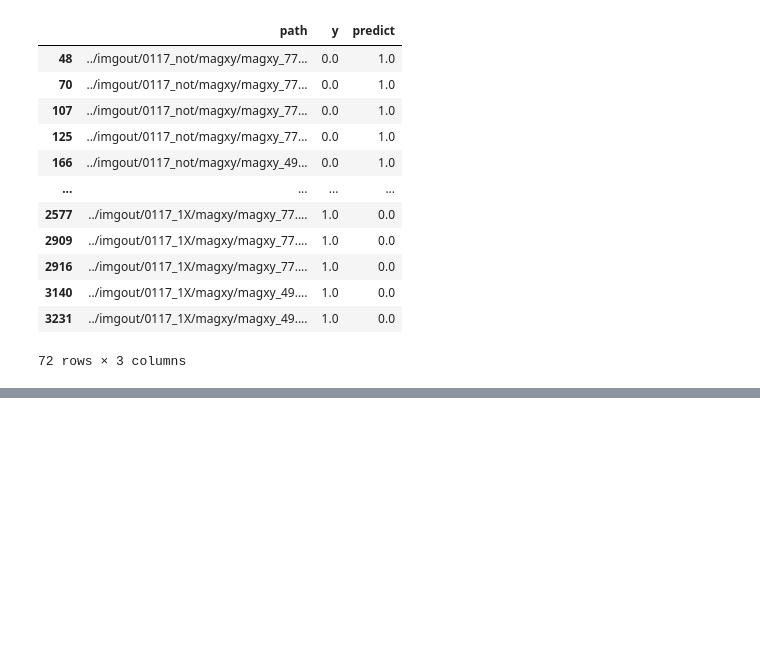
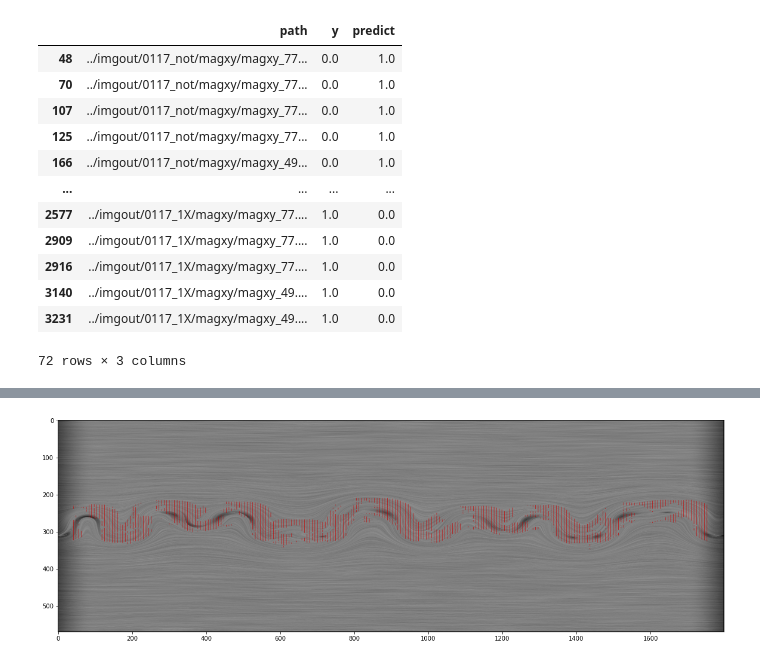
Before and after one commit to koki-mus/research, a Jupyter notebook: src/doML.ipynb, the cells around one changed output, grey strips where cells are left out. Drawn from its saved outputs; the diff is of its cells as text; code cells hidden in the pictures; blank space fills up the shorter version.

```diff
--- a/src/doML.ipynb
+++ b/src/doML.ipynb
@@ -177,6 +191,6 @@ weighted avg       0.98      0.98      0.98      3313
 # %%
 import pickle
-picout = root_dir + "MLres/"
+
 
 for target in ["density", "enstrophy", "pressure","magfieldx", "magfieldy", "velocityx","velocityy"]:
     for tag, altimages1, labelsources1 in [("X","imgout/0117_1X/","txt/labels1X/"), ("O","imgout/0117_1O/", "txt/labels1O/")]:
@@ -192,13 +206,14 @@ for target in ["density", "enstrophy", "pressure","magfieldx", "magfieldy", "vel
 
         ML = MLs.ML(TARGET, ALTIMAGES0, ALTIMAGES1, LABEL_SOURCE0, LABEL_SOURCE1, IMGSHAPE, DO_PCA,randomstate=randomstate)
         def savemodel(model, methodname):
-            picout = root_dir + "MLres/"
             path = picout + "model_" + target + "_" + tag + "_" + methodname
             file = open(path, "wb")
             pickle.dump(model, file)
             file.close()
             print("model_" + target + "_" + tag + "_" + methodname+"\n")
-            print("------------------\n\n\n\n")
+            ML.printscore(model)
+            print("------------------\n\n")
+
         model = ML.linearSVC()
         savemodel(model, "linearSVC")
         model = ML.kneighbors()
@@ -407,8 +419,9 @@ modelspath = glob.glob(picout)
 # %%
+#コピー
 import pickle
-picout = root_dir + "MLres/"
 
-for target in ["magxy"]:
+
+for target in ["density"]:
     for tag, altimages1, labelsources1 in [("X","imgout/0117_1X/","txt/labels1X/"), ("O","imgout/0117_1O/", "txt/labels1O/")]:
         TARGET = target
         #それぞれ1番最後の'/'は忘れずつけること
@@ -422,7 +435,7 @@ for target in ["magxy"]:
 
         ML = MLs.ML(TARGET, ALTIMAGES0, ALTIMAGES1, LABEL_SOURCE0, LABEL_SOURCE1, IMGSHAPE, DO_PCA,randomstate=randomstate)
         def savemodel(model, methodname):
-            picout = root_dir + "MLres/"
+
             path = picout + "model_" + target + "_" + tag + "_" + methodname
             file = open(path, "wb")
             pickle.dump(model, file)
@@ -548,3 +458,0 @@ df1
-# %%
-for i, j in zip(df1["path"], df1["y"]):
-    print(j)
@@ -568,0 +461,81 @@ for i, j in zip(df1["path"], df1["y"]):
+# %%
+#rcnn的なことをして、licの画像にリコネクション点のびょうがをしたい。
+import matplotlib.pyplot as plt
+target = "density"#magxyはsnapをfusionnpyで作らないといけない
+tag = "O"
+methodname = "XGBoost"
+para = 10
+job = 10
+dataset = 49
+snap = mf.gen_snap_path(target, para, job, dataset)
+
+#学習モデルをファイルに保存、読み込み例
+import pickle
+def loadmodel(modelsdir, target, tag, methodname):
+    path = picout + "model_" + target + "_" + tag + "_" + methodname
+    with open(path, 'rb') as f:
+        return pickle.load(f)[0]
+model = loadmodel(picout, target, tag, methodname)
+import cv2
+def P(snappath, model):
+
+    def bmplocx(npylocx):
+        bmpXlen = 3598
+        # npyXlen = 257
+        npyXlen = 513
+        return int(npylocx*bmpXlen/npyXlen)
+    def bmplocy(npylocy):
+        bmpYlen = 570
+        npyYlen = 1025
+        return int(bmpYlen-(bmpYlen*npylocy/npyYlen))
+    xrange = int(10/2)
+    yrange = int(100/2)
+    def trimnpy(im, xcenter, ycenter):
+        xup, xdown = (xcenter + xrange), (xcenter - xrange)
+        yup, ydown = (ycenter + yrange), (ycenter - yrange)
+        res = im[ydown:yup,xdown:xup]
+        # print(im)
+        res = np.array(((res - min(res.flat)) / max(res.flat)).flat)
+        return res
+    def drawOnBMP(licpath, locs):#########点の描画とかにするかも
+        # xup, xdown = bmplocx(xcenter + xrange), bmplocx(xcenter - xrange)
+        # yup, ydown = bmplocy(ycenter + yrange), bmplocy(ycenter - yrange)
+        lic = cv2.imread(licpath)
+        for loc in locs:
+            x, y = bmplocx(loc[1]), bmplocy(loc[0])
+            lic[bmplocy(loc[0]),bmplocx(loc[1])] = [200,0,0]
+        return lic
+
+
+        # return im[yup:ydown,xdown:xup]
+    im = (mf.load(snappath))
+    ys = range(51,im.shape[0]-51)
+    # xs = range(6,im.shape[1]-6)
+    xs = range(6,251)
+    len_ysxs = len(xs)*len(ys)
+    # separated = {"loc":[[0,0,0,0] for i in range(len_ysxs)], "im":[], "preds":[]}
+    separated = {"loc":[], "im":[], "preds":[]}
+    # i_count = 0
+    for y in ys:
+        for x in xs:
+            separated["im"].append(trimnpy(im, x,y))
+            separated["loc"].append((y,x))
+
+            # separated["im"][i_count,:] = trimnpy(im,x,y)
+            # i_count += 1
+    separated["preds"] = model.predict(separated["im"])
+    reconnectings = []
+    for i in range(len(separated["im"])):
+        if separated["preds"][i]:
+            reconnectings.append(separated["loc"][i])
+    licpath = f"../imgout/ohnolic/snap{dataset}/lic_snap{dataset}.{'{0:02d}'.format(int(para))}.{'{0:02d}'.format(int(job))}.bmp"
+    return drawOnBMP(licpath, reconnectings)
+    # cv2.imwrite(outname, separated_im)
+
+lic = P(snap, model)
+import matplotlib.pyplot as plt
+fig = plt.figure(figsize=(20,20))
+plt.imshow(lic)
+plt.show()
+# %% [output]
+[figure, added]
```
Also changed, not shown: parts of 18 cells of this notebook, 10 other files.
